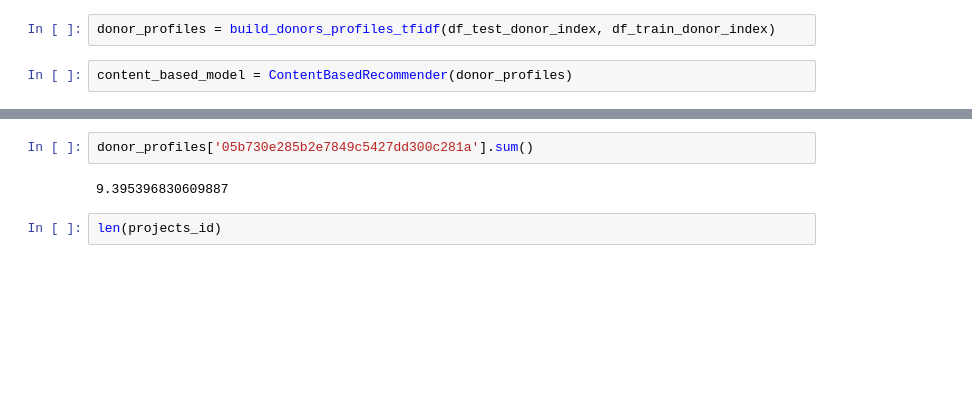
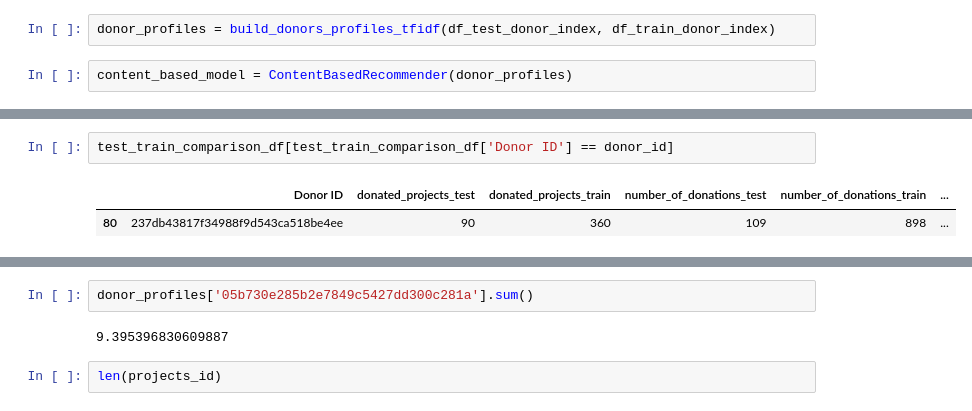
Before and after one commit to mitramir55/Recommender-systems, a Jupyter notebook: TFIDF.ipynb, the cells around one changed output, grey strips where cells are left out. Drawn from its saved outputs; the diff is of its cells as text; blank space fills up the shorter version.

```diff
--- a/TFIDF.ipynb
+++ b/TFIDF.ipynb
@@ -575,3 +647,8 @@ False
+# %%
+test_train_comparison_df[test_train_comparison_df['Donor ID'] == donor_id]
+# %% [output]
+|  | Donor ID | donated_projects_test | donated_projects_train | number_of_donations_test | number_of_donations_train | ... |
+| 80 | 237db43817f34988f9d543ca518be4ee | 90 | 360 | 109 | 898 | ... |
 # %%
 len(get_projects_donated(donor_id, df_donor_indexed = df_train_donor_index))
 # %% [output]
```
Also changed, not shown: parts of 10 cells of this notebook.
